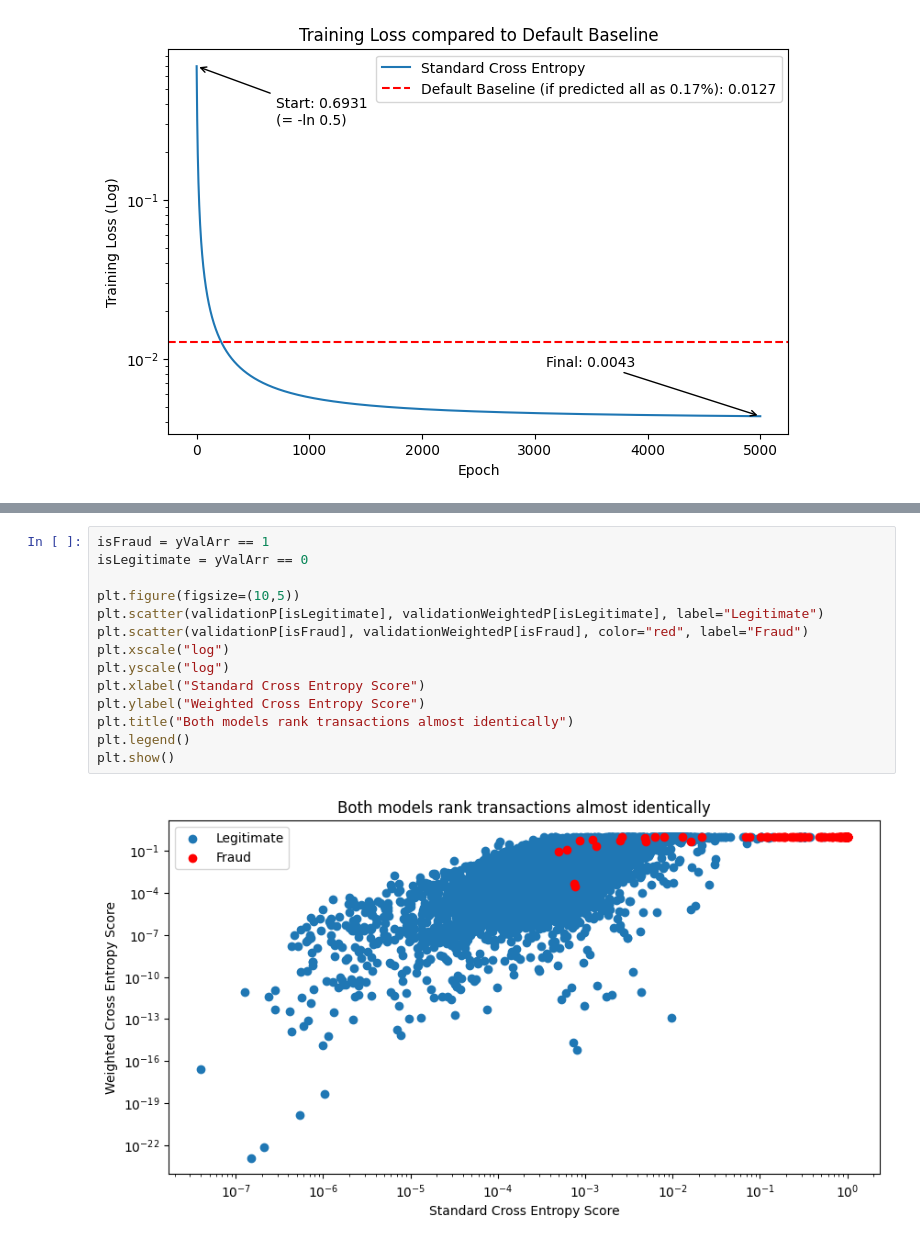
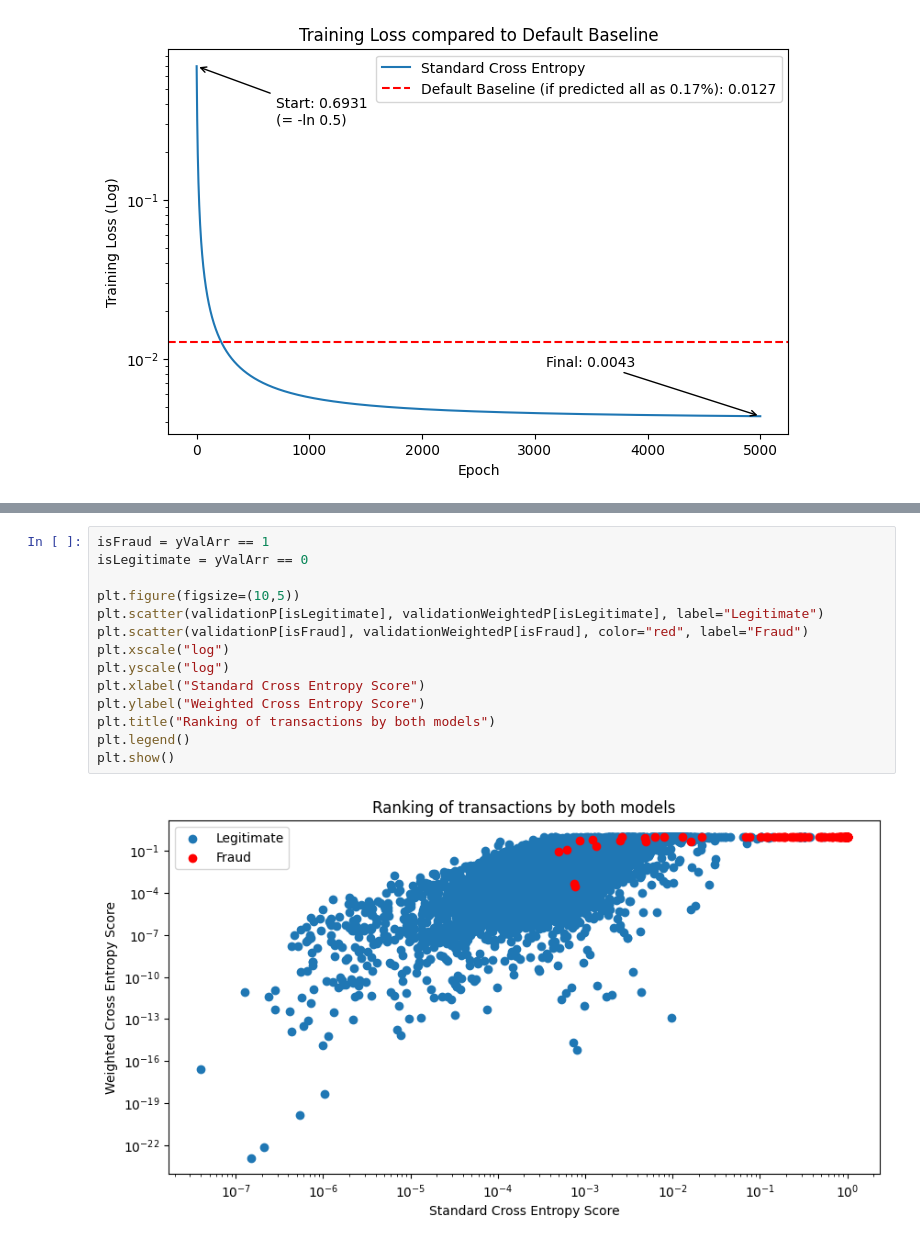
Before and after one commit to EvoAnu/Credit-Card-Fraud-Detection-Model, a Jupyter notebook: card_fraud_detection.ipynb, the cells around one changed output, grey strips where cells are left out. Drawn from its saved outputs; the diff is of its cells as text.

```diff
--- a/card_fraud_detection.ipynb
+++ b/card_fraud_detection.ipynb
@@ -446,16 +515,16 @@ plt.show()
 # %%
 isFraud = yValArr == 1
 isLegitimate = yValArr == 0
 
 plt.figure(figsize=(10,5))
 plt.scatter(validationP[isLegitimate], validationWeightedP[isLegitimate], label="Legitimate")
 plt.scatter(validationP[isFraud], validationWeightedP[isFraud], color="red", label="Fraud")
 plt.xscale("log")
 plt.yscale("log")
 plt.xlabel("Standard Cross Entropy Score")
 plt.ylabel("Weighted Cross Entropy Score")
-plt.title("Both models rank transactions almost identically")
+plt.title("Ranking of transactions by both models")
 plt.legend()
 plt.show()
 # %% [output]
-[figure, old version]
+[figure, new version]
```
Also changed, not shown: parts of 18 cells of this notebook.
